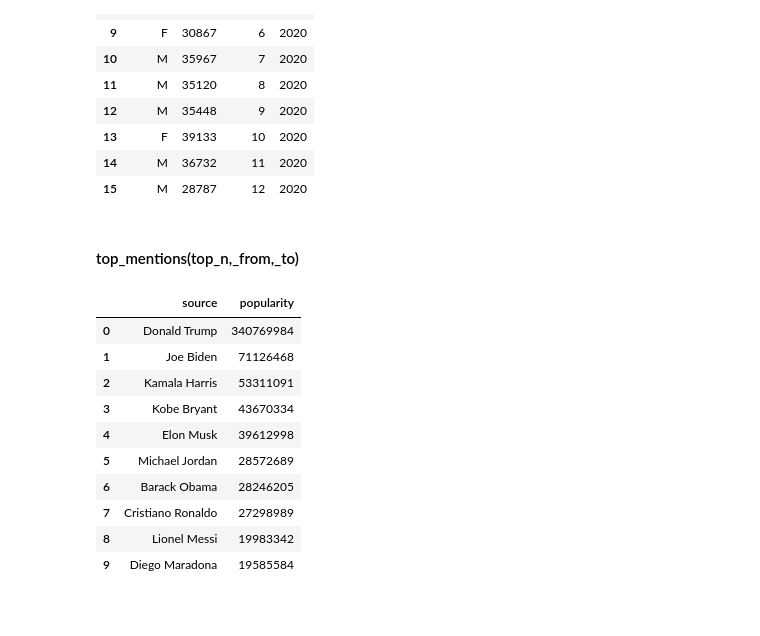
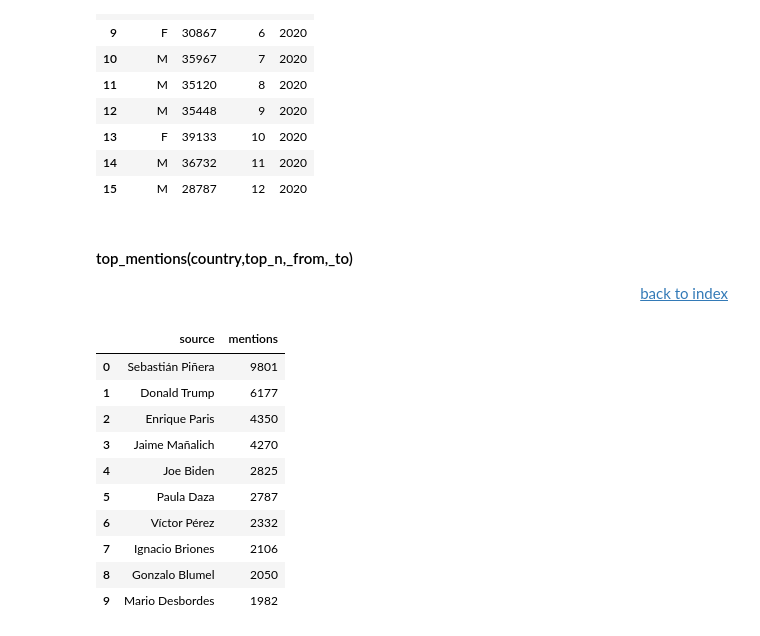
Before and after one commit to TeamSophia2/pySophia2, a Jupyter notebook: Example_notebook.ipynb, the cells around one changed output. Drawn from its saved outputs; the diff is of its cells as text; code cells hidden in the pictures.

Commit message:
0.1.2 add country parameter for top_mentions method

```diff
--- a/Example_notebook.ipynb
+++ b/Example_notebook.ipynb
@@ -529,18 +535,20 @@ db.gender(country='Chile',_from="2020-01-01",_to="2021-12-31")
 | 14 | M | 36732 | 11 | 2020 |
 | 15 | M | 28787 | 12 | 2020 |
 # %% [markdown]
-#### top_mentions(top_n,_from,_to)
+#### top_mentions(country,top_n,_from,_to)
+<div style='text-align: right'><a href="#INDEX">back to index </a></div>
 # %%
-db.top_mentions(top_n=10,_from="2020-01-01",_to="2021-12-31")
+%%time
+db.top_mentions(country="chile",top_n=10,_from="2020-01-01",_to="2021-12-31")
 # %% [output]
-|  | source | popularity |
-| 0 | Donald Trump | 340769984 |
-| 1 | Joe Biden | 71126468 |
-| 2 | Kamala Harris | 53311091 |
-| 3 | Kobe Bryant | 43670334 |
-| 4 | Elon Musk | 39612998 |
-| 5 | Michael Jordan | 28572689 |
-| 6 | Barack Obama | 28246205 |
-| 7 | Cristiano Ronaldo | 27298989 |
-| 8 | Lionel Messi | 19983342 |
-| 9 | Diego Maradona | 19585584 |
+|  | source | mentions |
+| 0 | Sebastián Piñera | 9801 |
+| 1 | Donald Trump | 6177 |
+| 2 | Enrique Paris | 4350 |
+| 3 | Jaime Mañalich | 4270 |
+| 4 | Joe Biden | 2825 |
+| 5 | Paula Daza | 2787 |
+| 6 | Víctor Pérez | 2332 |
+| 7 | Ignacio Briones | 2106 |
+| 8 | Gonzalo Blumel | 2050 |
+| 9 | Mario Desbordes | 1982 |
```
Also changed, not shown: parts of 11 cells of this notebook, 7 other files.
